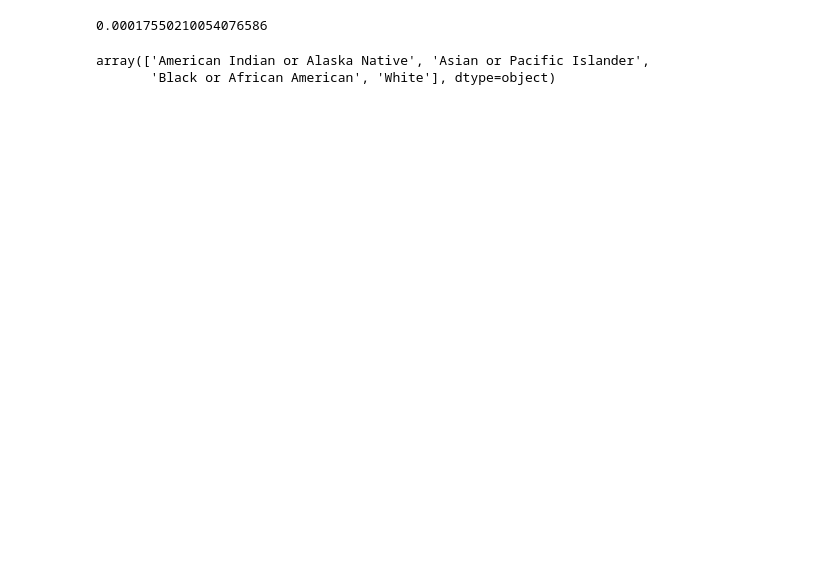
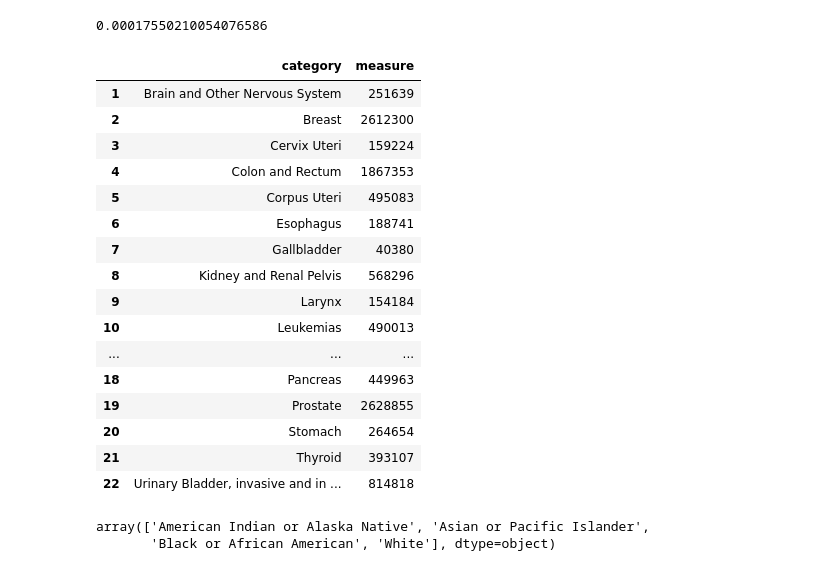
Before and after one commit to stuncyilmaz/stuncyilmaz.github.io, a Jupyter notebook: data_visualizations/project/project_prototype/read_data.ipynb, the cells around one changed output. Cells and saved outputs as stored; diff of their text form; code cells hidden in the pictures; blank space fills up the shorter version.

```diff
--- a/data_visualizations/project/project_prototype/read_data.ipynb
+++ b/data_visualizations/project/project_prototype/read_data.ipynb
@@ -74,6 +74,26 @@ df_1.rename(columns={'Leading Cancer Sites': 'category', 0:'measure'}, inplace=T
 df_1=df_1[1:]
 df_1.to_csv('first_bar_project.csv')
 df_1.T.to_json('df_1_project.json')
+# %%
+df_1
+# %% [output]
+|  | category | measure |
+| 1 | Brain and Other Nervous System | 251639 |
+| 2 | Breast | 2612300 |
+| 3 | Cervix Uteri | 159224 |
+| 4 | Colon and Rectum | 1867353 |
+| 5 | Corpus Uteri | 495083 |
+| 6 | Esophagus | 188741 |
+| 7 | Gallbladder | 40380 |
+| 8 | Kidney and Renal Pelvis | 568296 |
+| 9 | Larynx | 154184 |
+| 10 | Leukemias | 490013 |
+| ... | ... | ... |
+| 18 | Pancreas | 449963 |
+| 19 | Prostate | 2628855 |
+| 20 | Stomach | 264654 |
+| 21 | Thyroid | 393107 |
+| 22 | Urinary Bladder, invasive and in ... | 814818 |
 # %%
 df_2=concatenated.groupby(['Leading Cancer Sites','Race','Year'])\
 .apply(lambda g: np.sum(g['Rate']*g['Population'])*1.0/np.sum(g['Population'])   )
```
Also changed, not shown: parts of 1 cell of this notebook, 6 other files.
